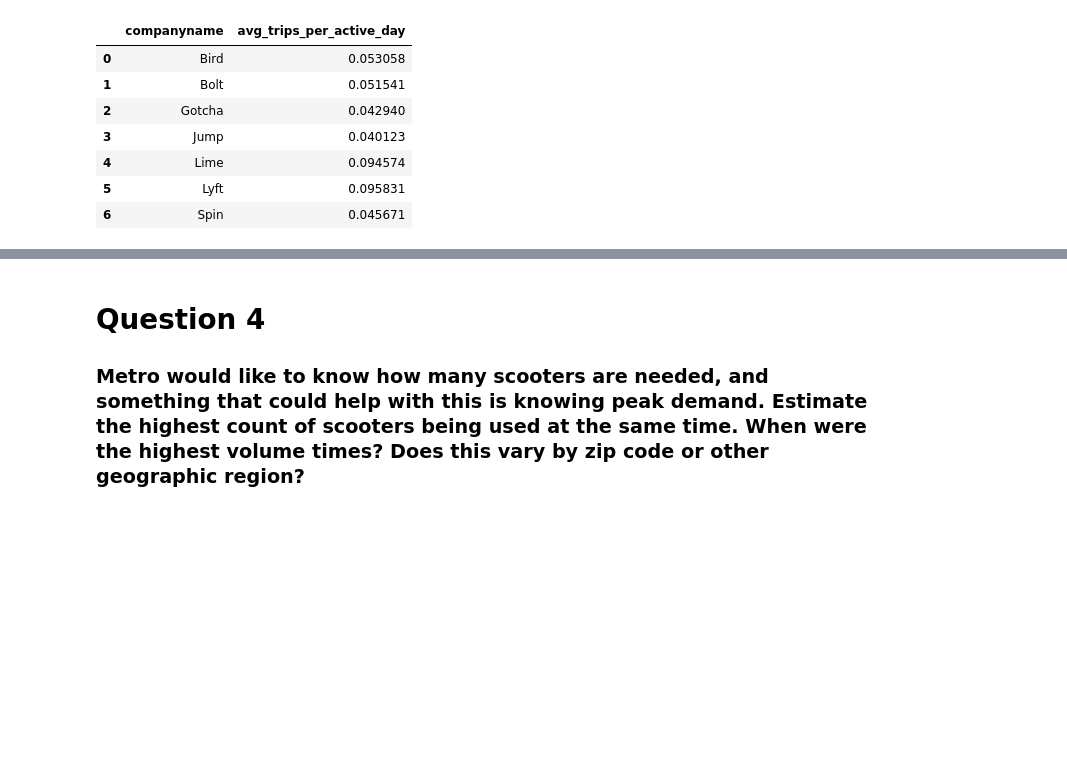
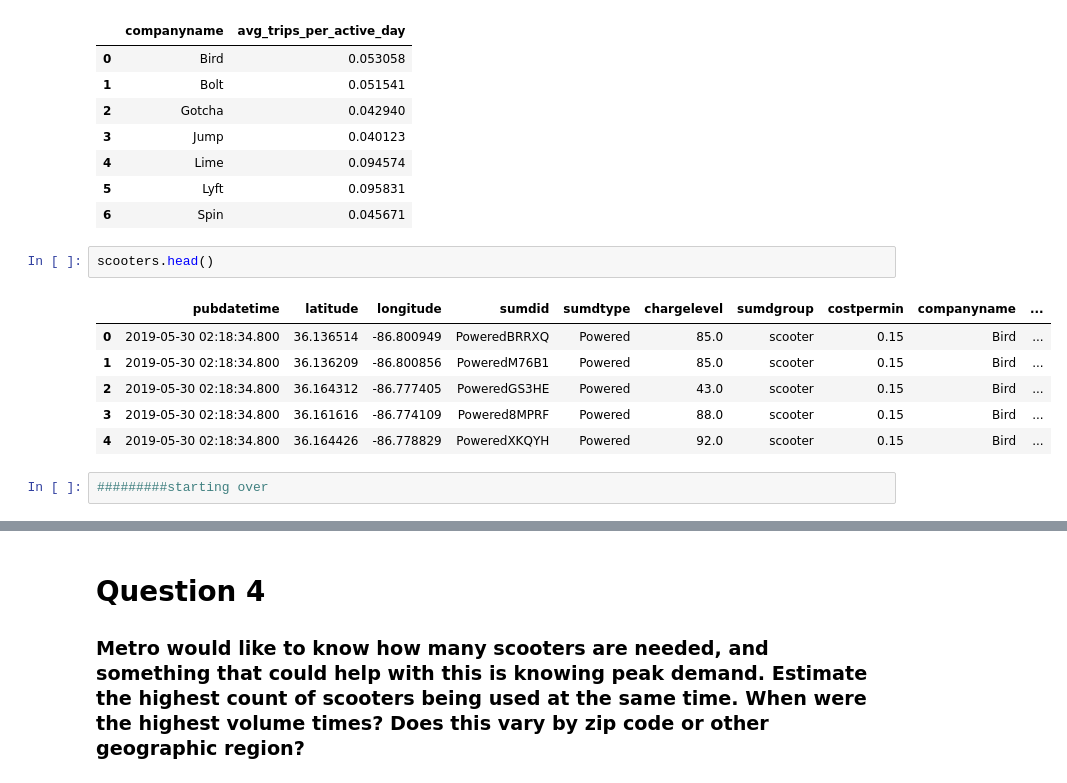
Before and after one commit to NSS-Data-Analytics-Cohort-11/scooters-no-pineapple, a Jupyter notebook: notebook/scooters.ipynb, the cells around one changed output, grey strips where cells are left out. Drawn from its saved outputs; the diff is of its cells as text; blank space fills up the shorter version.

```diff
--- a/notebook/scooters.ipynb
+++ b/notebook/scooters.ipynb
@@ -284,3 +277,14 @@ company_averages
 | 4 | Lime | 0.094574 |
 | 5 | Lyft | 0.095831 |
 | 6 | Spin | 0.045671 |
+# %%
+scooters.head()
+# %% [output]
+|  | pubdatetime | latitude | longitude | sumdid | sumdtype | chargelevel | sumdgroup | costpermin | companyname | ... |
+| 0 | 2019-05-30 02:18:34.800 | 36.136514 | -86.800949 | PoweredBRRXQ | Powered | 85.0 | scooter | 0.15 | Bird | ... |
+| 1 | 2019-05-30 02:18:34.800 | 36.136209 | -86.800856 | PoweredM76B1 | Powered | 85.0 | scooter | 0.15 | Bird | ... |
+| 2 | 2019-05-30 02:18:34.800 | 36.164312 | -86.777405 | PoweredGS3HE | Powered | 43.0 | scooter | 0.15 | Bird | ... |
+| 3 | 2019-05-30 02:18:34.800 | 36.161616 | -86.774109 | Powered8MPRF | Powered | 88.0 | scooter | 0.15 | Bird | ... |
+| 4 | 2019-05-30 02:18:34.800 | 36.164426 | -86.778829 | PoweredXKQYH | Powered | 92.0 | scooter | 0.15 | Bird | ... |
+# %%
+#########starting over
```
Also changed, not shown: parts of 7 cells of this notebook.
